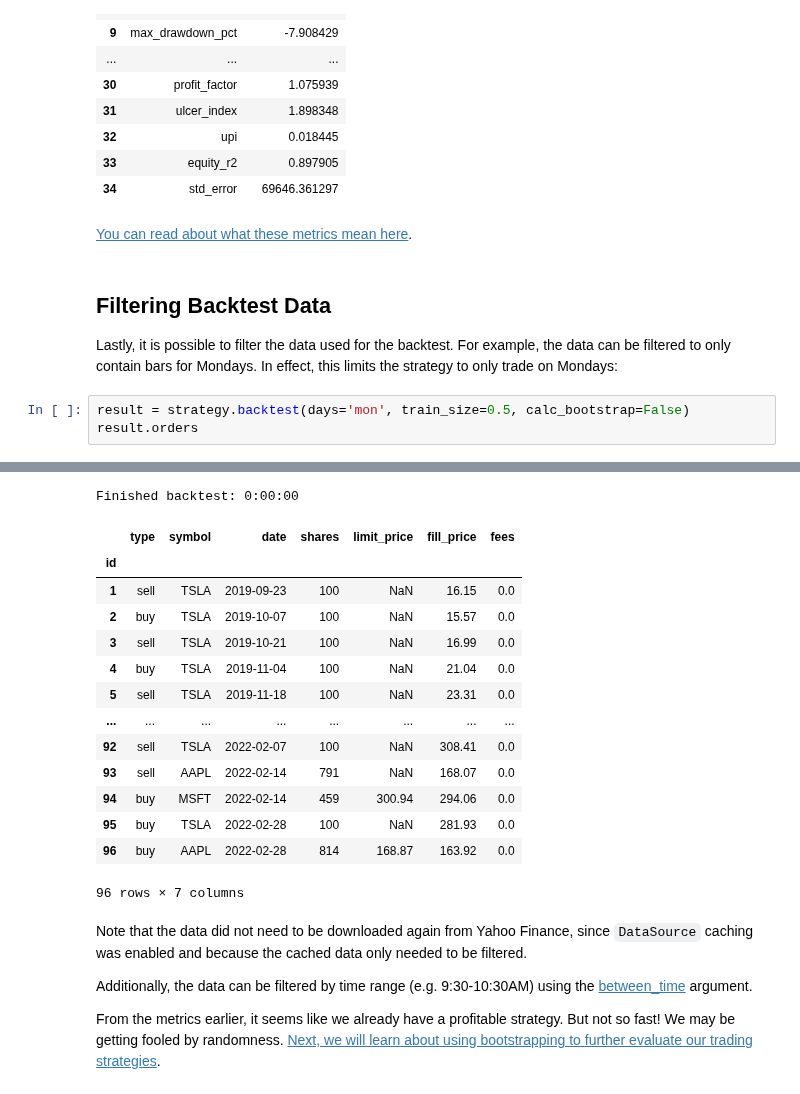
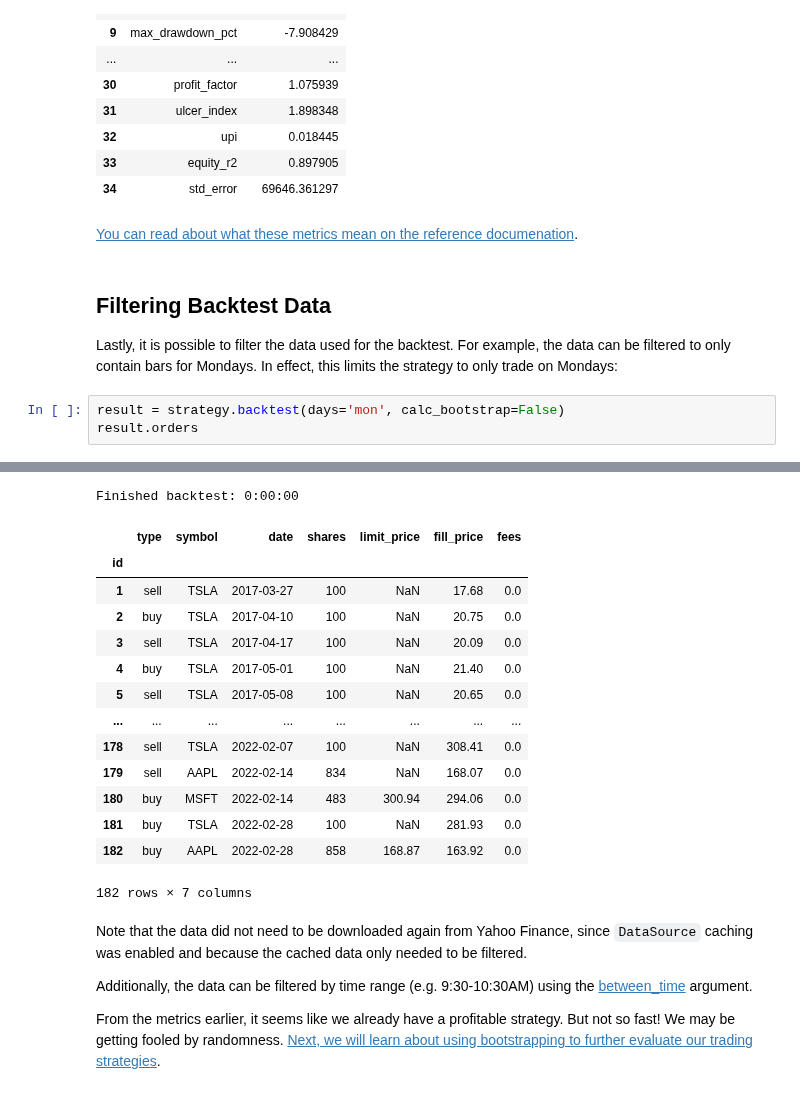
Before and after one commit to edtechre/pybroker, a Jupyter notebook: docs/notebooks/2. Backtesting a Strategy.ipynb, the cells around one changed output, grey strips where cells are left out. Saved outputs shown, nothing was run; the diff lists cells and outputs as text.

````diff
--- a/docs/notebooks/2. Backtesting a Strategy.ipynb
+++ b/docs/notebooks/2. Backtesting a Strategy.ipynb
@@ -215,13 +215,13 @@ result.metrics_df
 | 33 | equity_r2 | 0.897905 |
 | 34 | std_error | 69646.361297 |
 # %% [markdown]
-[You can read about what these metrics mean here](https://www.pybroker.com/en/latest/reference/pybroker.eval.html#pybroker.eval.EvalMetrics).
+[You can read about what these metrics mean on the reference documenation](https://www.pybroker.com/en/latest/reference/pybroker.eval.html#pybroker.eval.EvalMetrics).
 # %% [markdown]
 ## Filtering Backtest Data
 
 Lastly, it is possible to filter the data used for the backtest. For example, the data can be filtered to only contain bars for Mondays. In effect, this limits the strategy to only trade on Mondays:
 # %%
-result = strategy.backtest(days='mon', train_size=0.5, calc_bootstrap=False)
+result = strategy.backtest(days='mon', calc_bootstrap=False)
 result.orders
 # %% [output]
 Backtesting: 2017-03-01 00:00:00 to 2022-03-01 00:00:00
@@ -233,18 +233,18 @@ Test split: 2019-09-09 00:00:00 to 2022-02-28 00:00:00
 Finished backtest: 0:00:00
 |  | type | symbol | date | shares | limit_price | fill_price | fees |
 | id |  |  |  |  |  |  |  |
-| 1 | sell | TSLA | 2019-09-23 | 100 | NaN | 16.15 | 0.0 |
-| 2 | buy | TSLA | 2019-10-07 | 100 | NaN | 15.57 | 0.0 |
-| 3 | sell | TSLA | 2019-10-21 | 100 | NaN | 16.99 | 0.0 |
-| 4 | buy | TSLA | 2019-11-04 | 100 | NaN | 21.04 | 0.0 |
-| 5 | sell | TSLA | 2019-11-18 | 100 | NaN | 23.31 | 0.0 |
+| 1 | sell | TSLA | 2017-03-27 | 100 | NaN | 17.68 | 0.0 |
+| 2 | buy | TSLA | 2017-04-10 | 100 | NaN | 20.75 | 0.0 |
+| 3 | sell | TSLA | 2017-04-17 | 100 | NaN | 20.09 | 0.0 |
+| 4 | buy | TSLA | 2017-05-01 | 100 | NaN | 21.40 | 0.0 |
+| 5 | sell | TSLA | 2017-05-08 | 100 | NaN | 20.65 | 0.0 |
 | ... | ... | ... | ... | ... | ... | ... | ... |
-| 92 | sell | TSLA | 2022-02-07 | 100 | NaN | 308.41 | 0.0 |
-| 93 | sell | AAPL | 2022-02-14 | 791 | NaN | 168.07 | 0.0 |
-| 94 | buy | MSFT | 2022-02-14 | 459 | 300.94 | 294.06 | 0.0 |
-| 95 | buy | TSLA | 2022-02-28 | 100 | NaN | 281.93 | 0.0 |
-| 96 | buy | AAPL | 2022-02-28 | 814 | 168.87 | 163.92 | 0.0 |
+| 178 | sell | TSLA | 2022-02-07 | 100 | NaN | 308.41 | 0.0 |
+| 179 | sell | AAPL | 2022-02-14 | 834 | NaN | 168.07 | 0.0 |
+| 180 | buy | MSFT | 2022-02-14 | 483 | 300.94 | 294.06 | 0.0 |
+| 181 | buy | TSLA | 2022-02-28 | 100 | NaN | 281.93 | 0.0 |
+| 182 | buy | AAPL | 2022-02-28 | 858 | 168.87 | 163.92 | 0.0 |
-96 rows × 7 columns
+182 rows × 7 columns
 # %% [markdown]
 Note that the data did not need to be downloaded again from Yahoo Finance, since ```DataSource``` caching was enabled and because the cached data only needed to be filtered.
 
````
Also changed, not shown: parts of 9 cells of this notebook.
